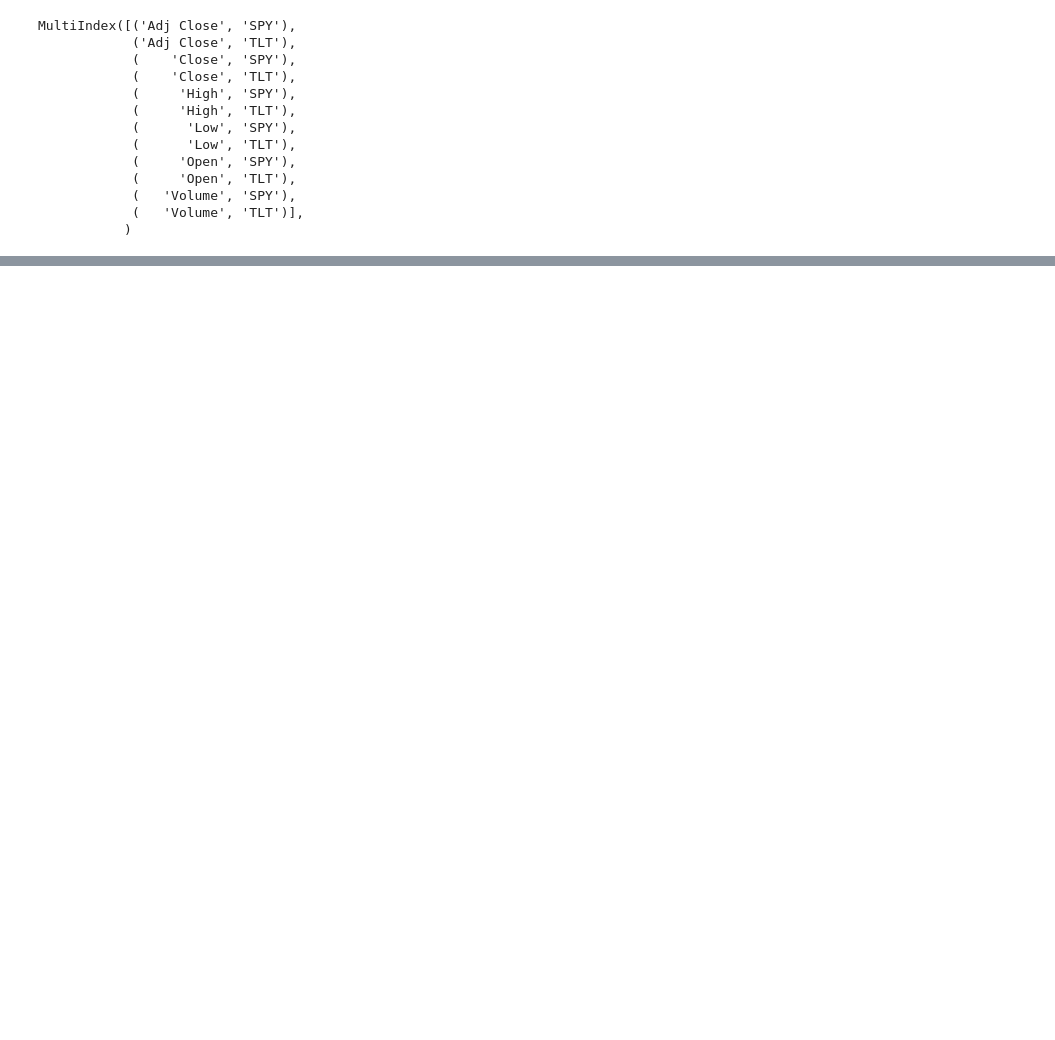
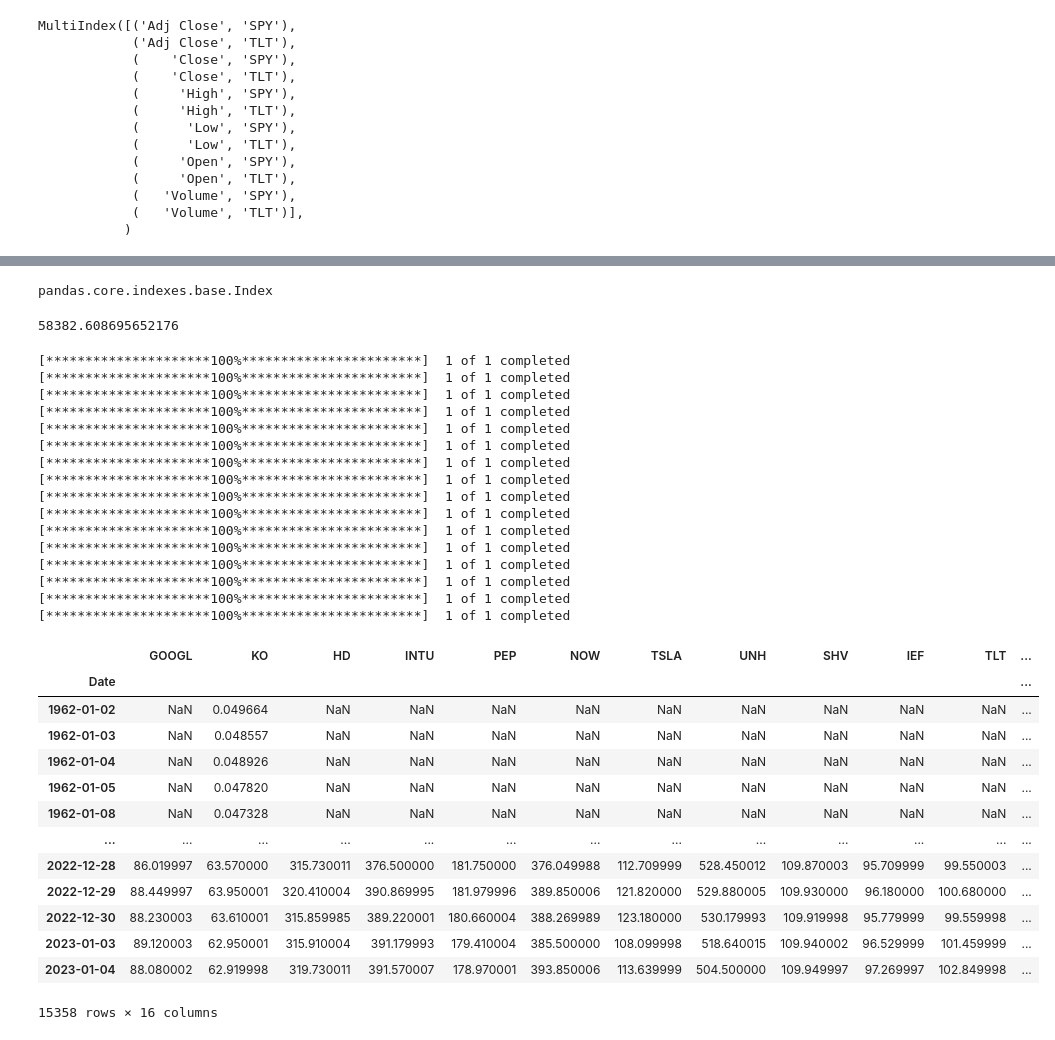
Before and after one commit to cswcjt/Quant-Project, a Jupyter notebook: quant/test.ipynb, the cells around one changed output, grey strips where cells are left out. Cells and saved outputs as stored; diff of their text form; code cells hidden in the pictures; blank space fills up the shorter version.

```diff
--- a/quant/test.ipynb
+++ b/quant/test.ipynb
@@ -88,3 +88,7 @@ plt.plot(samsung_stock['Open'])
+# %%
+type(samsung_stock.columns)
+# %% [output]
+pandas.core.indexes.base.Index
 # %%
 annualize_scale_dict = {
     'daily': 252,
@@ -92,3 +96,61 @@ annualize_scale_dict = {
     'monthly': 12,
     'quarterly': 4
 }
+# %%
+samsung_stock['Open'].mean()
+# %% [output]
+58382.608695652176
+# %%
+risky_asset = ['GOOGL', 'KO', 'HD', 'INTU', 'PEP', 'NOW', 'TSLA', 'UNH']
+bond_asset = ["SHV", "IEF", "TLT", 'IAU', 'SLV', 'VNQ']
+canary_asset = ["VWO", "BND"]
+#econ_ind = ['UNRATE', 'SP500']
+all_tickers = risky_asset + bond_asset + canary_asset
+# %%
+def get_price_info(all_tickers):
+    temp = []
+    for ticker in all_tickers :
+        target_df = pd.DataFrame(yf.download(ticker))["Adj Close"]
+        temp.append(target_df)
+
+    price_df = pd.concat(temp, axis = 1)
+    price_df.columns = all_tickers
+
+    return price_df
+# %%
+#econ_df = econ_info(econ_ind)
+all_ticker_df = get_price_info(all_tickers)
+#all_ticker_df = pd.concat([all_price_df, econ_df], axis = 1)
+
+all_ticker_df
+# %% [output]
+[*********************100%***********************]  1 of 1 completed
+[*********************100%***********************]  1 of 1 completed
+[*********************100%***********************]  1 of 1 completed
+[*********************100%***********************]  1 of 1 completed
+[*********************100%***********************]  1 of 1 completed
+[*********************100%***********************]  1 of 1 completed
+[*********************100%***********************]  1 of 1 completed
+[*********************100%***********************]  1 of 1 completed
+[*********************100%***********************]  1 of 1 completed
+[*********************100%***********************]  1 of 1 completed
+[*********************100%***********************]  1 of 1 completed
+[*********************100%***********************]  1 of 1 completed
+[*********************100%***********************]  1 of 1 completed
+[*********************100%***********************]  1 of 1 completed
+[*********************100%***********************]  1 of 1 completed
+[*********************100%***********************]  1 of 1 completed
+|  | GOOGL | KO | HD | INTU | PEP | NOW | TSLA | UNH | SHV | IEF | TLT | ... |
+| Date |  |  |  |  |  |  |  |  |  |  |  | ... |
+| 1962-01-02 | NaN | 0.049664 | NaN | NaN | NaN | NaN | NaN | NaN | NaN | NaN | NaN | ... |
+| 1962-01-03 | NaN | 0.048557 | NaN | NaN | NaN | NaN | NaN | NaN | NaN | NaN | NaN | ... |
+| 1962-01-04 | NaN | 0.048926 | NaN | NaN | NaN | NaN | NaN | NaN | NaN | NaN | NaN | ... |
+| 1962-01-05 | NaN | 0.047820 | NaN | NaN | NaN | NaN | NaN | NaN | NaN | NaN | NaN | ... |
+| 1962-01-08 | NaN | 0.047328 | NaN | NaN | NaN | NaN | NaN | NaN | NaN | NaN | NaN | ... |
+| ... | ... | ... | ... | ... | ... | ... | ... | ... | ... | ... | ... | ... |
+| 2022-12-28 | 86.019997 | 63.570000 | 315.730011 | 376.500000 | 181.750000 | 376.049988 | 112.709999 | 528.450012 | 109.870003 | 95.709999 | 99.550003 | ... |
+| 2022-12-29 | 88.449997 | 63.950001 | 320.410004 | 390.869995 | 181.979996 | 389.850006 | 121.820000 | 529.880005 | 109.930000 | 96.180000 | 100.680000 | ... |
+| 2022-12-30 | 88.230003 | 63.610001 | 315.859985 | 389.220001 | 180.660004 | 388.269989 | 123.180000 | 530.179993 | 109.919998 | 95.779999 | 99.559998 | ... |
+| 2023-01-03 | 89.120003 | 62.950001 | 315.910004 | 391.179993 | 179.410004 | 385.500000 | 108.099998 | 518.640015 | 109.940002 | 96.529999 | 101.459999 | ... |
+| 2023-01-04 | 88.080002 | 62.919998 | 319.730011 | 391.570007 | 178.970001 | 393.850006 | 113.639999 | 504.500000 | 109.949997 | 97.269997 | 102.849998 | ... |
+15358 rows × 16 columns
```
Also changed, not shown: parts of 12 cells of this notebook.
